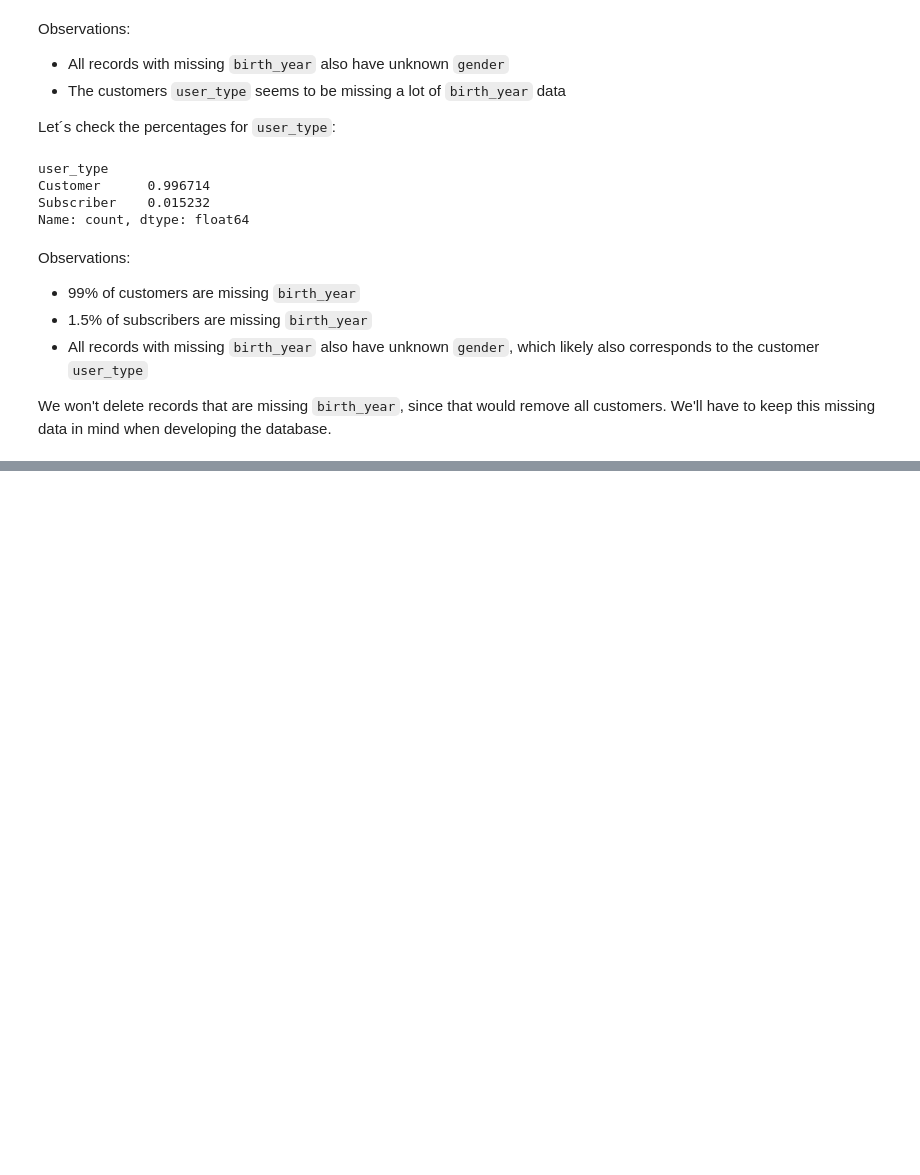
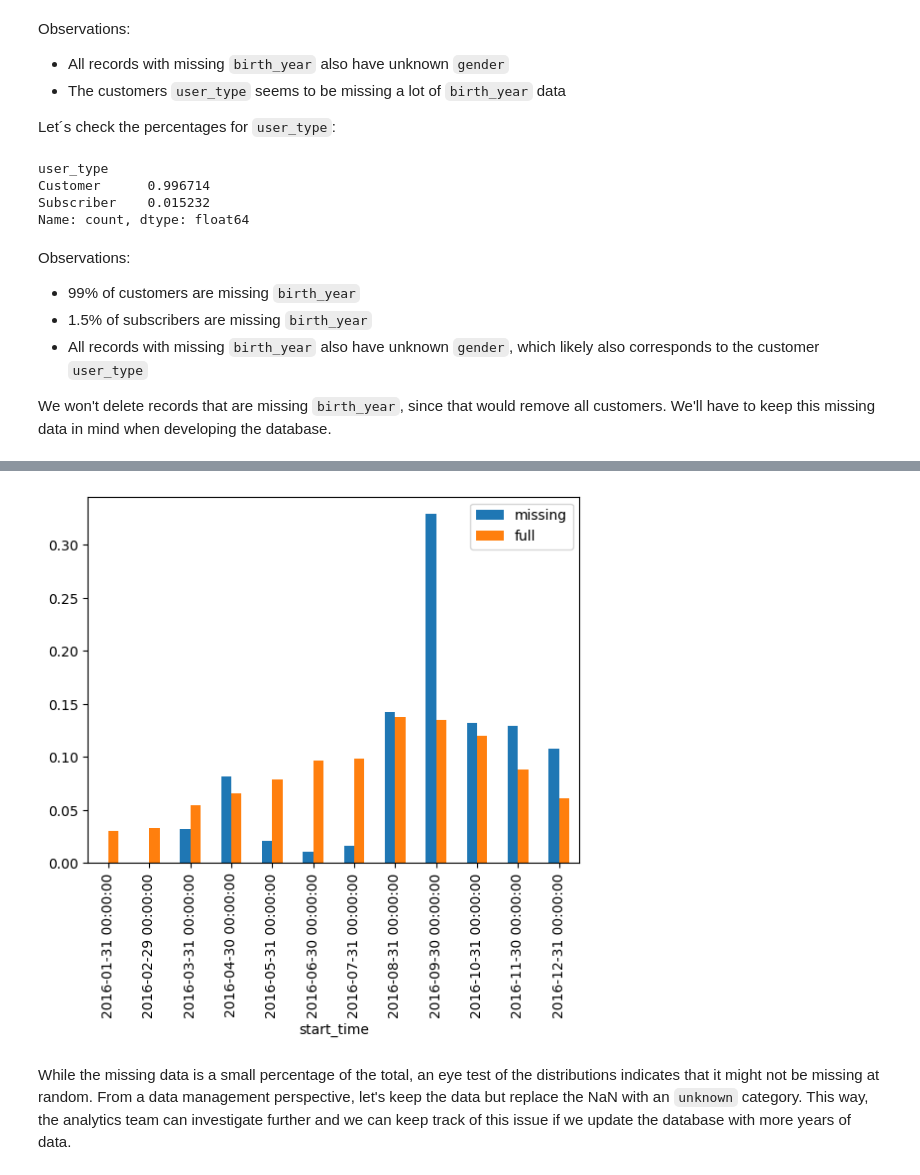
Before and after one commit to M21x1/PipeLiningEverythingProjetcs, a Jupyter notebook: bike_rental_data_management/bike_rental_code.ipynb, the cells around one changed output, grey strips where cells are left out. Drawn from its saved outputs; the diff is of its cells as text; code cells hidden in the pictures; blank space fills up the shorter version.

Commit message:
cleaning and transforming data

```diff
--- a/bike_rental_data_management/bike_rental_code.ipynb
+++ b/bike_rental_data_management/bike_rental_code.ipynb
@@ -235,0 +240,6 @@ We won't delete records that are missing `birth_year`, since that would remove a
+# %%
+# the number of genders for which the missing user type records form more than 1% of the overall data
+# there are no NAs in gender, so we don't need to worry about that
+
+missing_user_type = df_bike[df_bike[['user_type']].isnull().any(axis=1)]
+((missing_user_type['gender'] == 0) | (missing_user_type['birth_year'].isna())).sum()
@@ -235,0 +259,10 @@ We won't delete records that are missing `birth_year`, since that would remove a
+# %%
+my = (missing_user_type.resample('ME', on='start_time').count()['id']/len(missing_user_type)).rename('missing') # ME = month end frequency, offset alias
+dy = (df_bike.resample('ME', on='start_time').count()['id']/len(df_bike)).rename('full')
+combo = pd.concat([my, dy], axis=1)
+
+ax = combo.plot.bar()
+# %% [output]
+[figure, added]
+# %% [markdown]
+While the missing data is a small percentage of the total, an eye test of the distributions indicates that it might not be missing at random. From a data management perspective, let's keep the data but replace the NaN with an `unknown` category. This way, the analytics team can investigate further and we can keep track of this issue if we update the database with more years of data.
```
Also changed, not shown: parts of 33 cells of this notebook.
